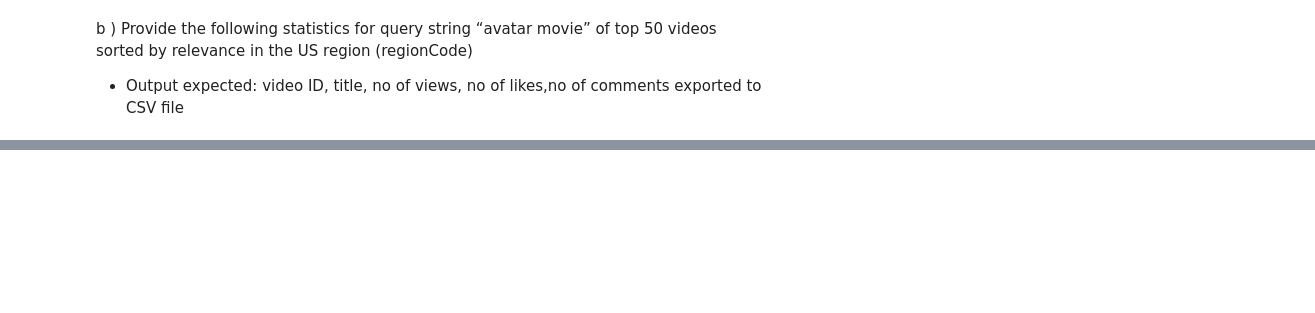
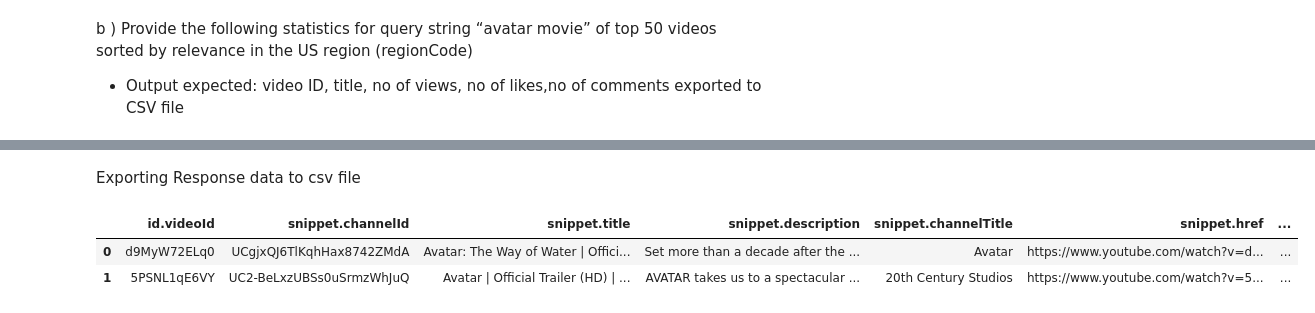
Before and after one commit to PrasanthGubbala/Colab, a Jupyter notebook: Untitled0.ipynb, the cells around one changed output, grey strips where cells are left out. Saved outputs shown, nothing was run; the diff lists cells and outputs as text; code cells hidden in the pictures; blank space fills up the shorter version.

```diff
--- a/Untitled0.ipynb
+++ b/Untitled0.ipynb
@@ -248,0 +302,22 @@ NameError: ignored
+# %%
+# with sorted by relevance in the US region (regionCode) and included statistics
+# like commentCount, favoriteCount, likeCount, viewCount
+
+get_youtube_data_input = {
+    "api_service_name": "youtube",
+    "api_version":'v3',
+    "DEVELOPER_KEY": YOUTUBE_DATA_API_KEY,
+    "part": "id,snippet",
+    "type": "video",
+    "query": "avatar movie",   # here is the query string
+    "videoDuration": 'short',
+    "videoDefinition": 'high',
+    "maxResults": 50,
+    "regionCode":"US"
+}
+result = get_youtube_data(**get_youtube_data_input)
+result = make_href(result)
+print('total # of items: ',len(result['items']))
+result = get_video_stats(result,**get_youtube_data_input)
+
+pprint(result)
@@ -248,0 +342,13 @@ NameError: ignored
+# %% [markdown]
+Exporting Response data to csv file
+# %%
+import pandas as pd
+
+df = pd.json_normalize(result.get('items'))
+df.to_csv('YouTube_Video_Data.csv')
+# %%
+df.head(2)
+# %% [output]
+|  | id.videoId | snippet.channelId | snippet.title | snippet.description | snippet.channelTitle | snippet.href | ... |
+| 0 | d9MyW72ELq0 | UCgjxQJ6TlKqhHax8742ZMdA | Avatar: The Way of Water | Offici... | Set more than a decade after the ... | Avatar | https://www.youtube.com/watch?v=d... | ... |
+| 1 | 5PSNL1qE6VY | UC2-BeLxzUBSs0uSrmzWhJuQ | Avatar | Official Trailer (HD) | ... | AVATAR takes us to a spectacular ... | 20th Century Studios | https://www.youtube.com/watch?v=5... | ... |
```
Also changed, not shown: parts of 6 cells of this notebook.
